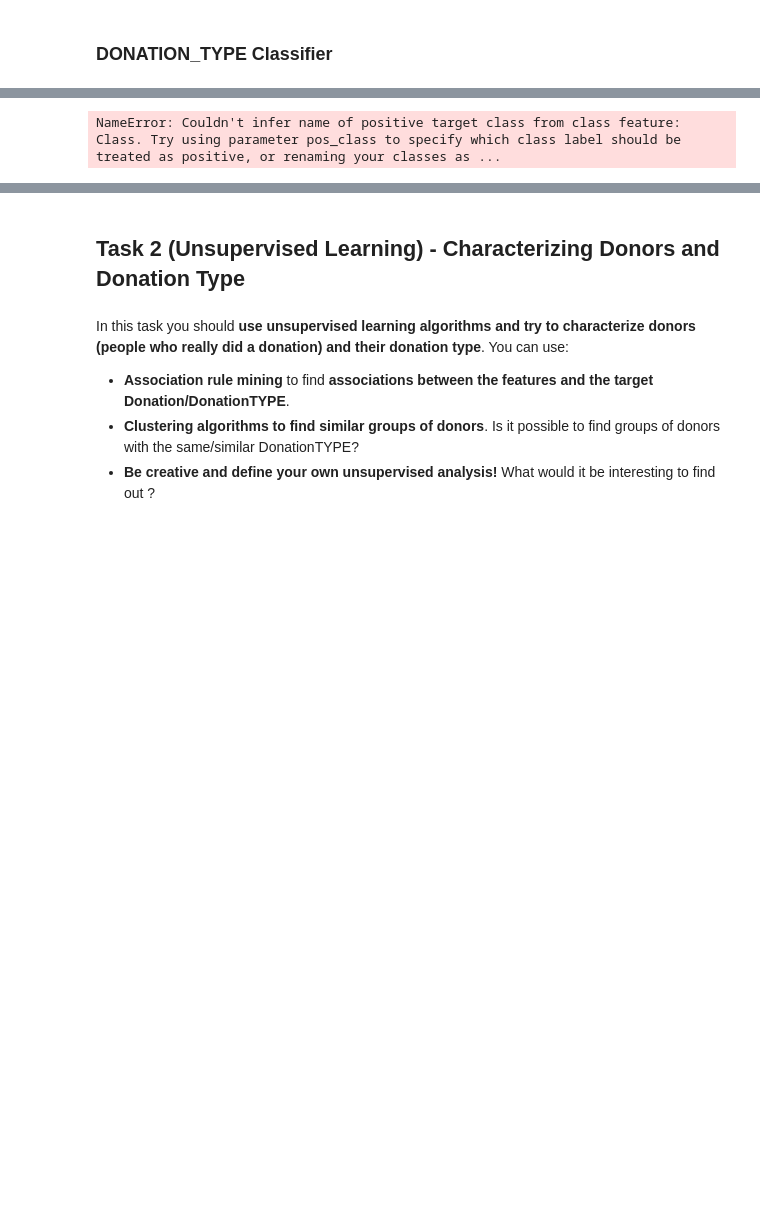
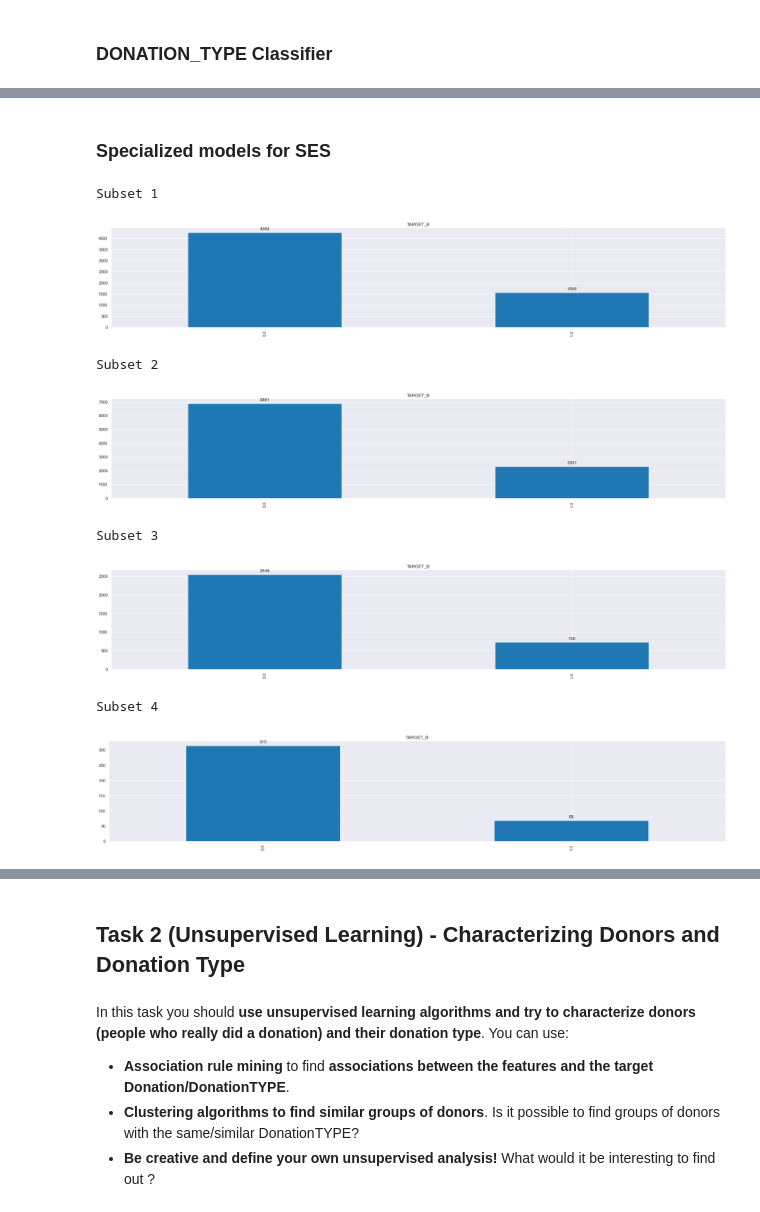
Before and after one commit to F-Madruga/Donation_Dataset_Predictions_FCUL, a Jupyter notebook: AA_202021_Project.ipynb, the cells around one changed output, grey strips where cells are left out. Drawn from its saved outputs; the diff is of its cells as text; code cells hidden in the pictures; blank space fills up the shorter version.

```diff
--- a/AA_202021_Project.ipynb
+++ b/AA_202021_Project.ipynb
@@ -806,6 +972,4 @@ KeyError: "['0.0_TARGET_B'] not found in axis"
 # %%
-cls = lw.RIPPER()
-cls.fit(binary_database.values, df['DONATION_TYPE'].to_frame().values)
+# cls = lw.RIPPER()
+# cls.fit(binary_database.values, df['DONATION_TYPE'].to_frame().values)
-# %% [output]
-NameError: Couldn't infer name of positive target class from class feature: Class. Try using parameter pos_class to specify which class label should be treated as positive, or renaming your classes as ...
 # %%
@@ -815,0 +980,17 @@ scores.describe().iloc[1].to_frame().transpose()
+# %% [markdown]
+### Specialized models for SES
+# %%
+subsets = [df.loc[df['SES'] == ses_value, df.columns] for ses_value in range(1, 5)]
+# %%
+for i in range(len(subsets)):
+    print('Subset', (i + 1))
+    get_distribution(subsets[i], 'TARGET_B', plot=True)
+# %% [output]
+Subset 1
+[figure, added]
+Subset 2
+[figure, added]
+Subset 3
+[figure, added]
+Subset 4
+[figure, added]
```
Also changed, not shown: parts of 59 cells of this notebook.
